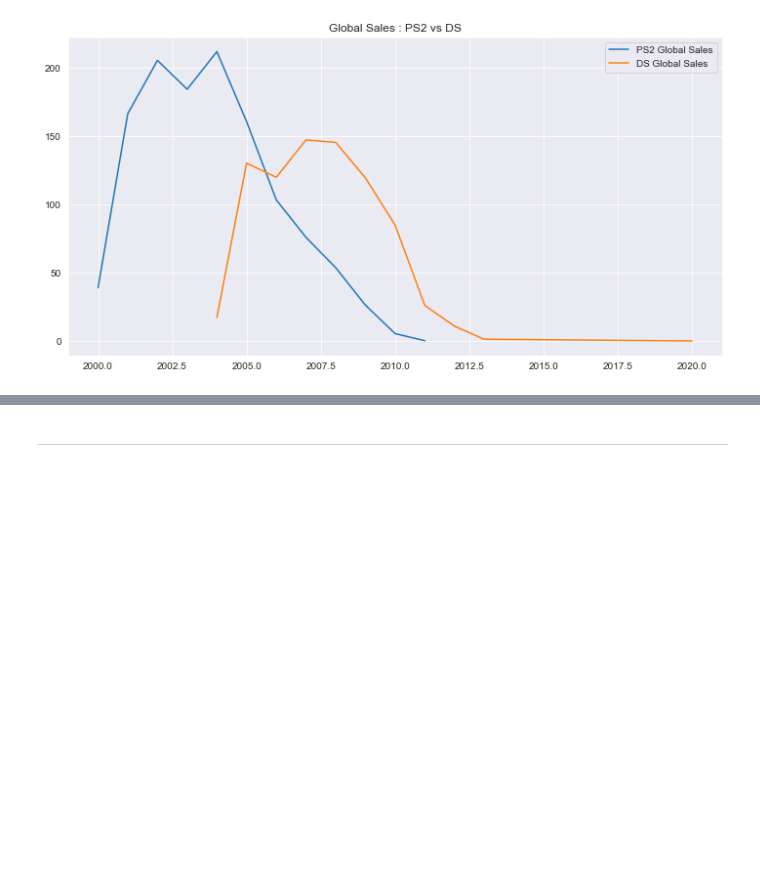
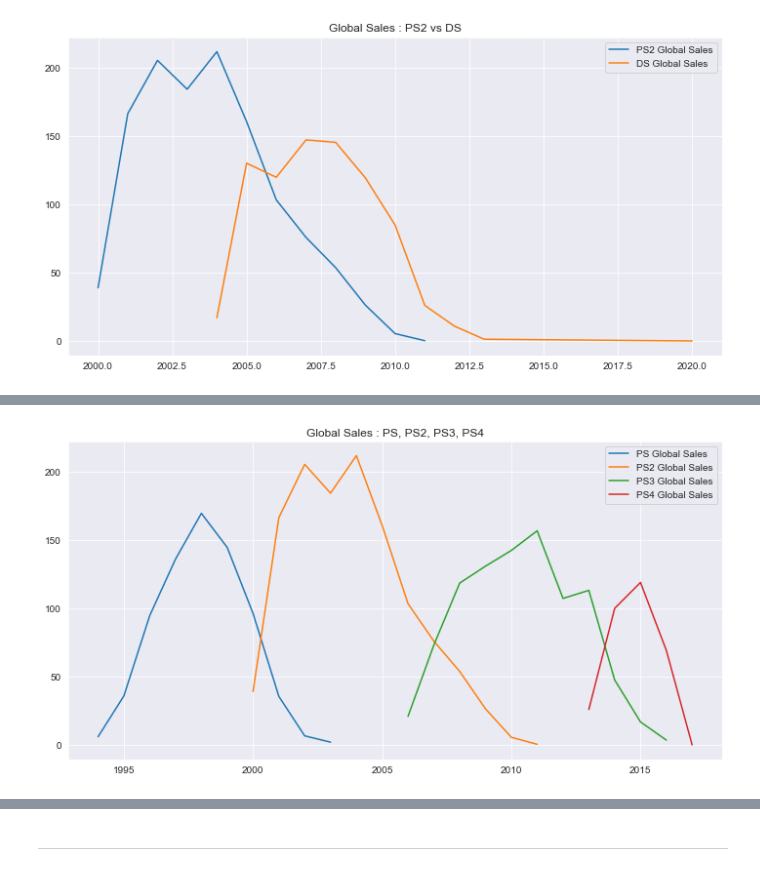
Before and after one commit to daniel-satria/descriptive_precriptive_analysis, a Jupyter notebook: daniel_paques_task.ipynb, the cells around one changed output, grey strips where cells are left out. Cells and saved outputs as stored; diff of their text form; code cells hidden in the pictures; blank space fills up the shorter version.

```diff
--- a/daniel_paques_task.ipynb
+++ b/daniel_paques_task.ipynb
@@ -473,0 +468,20 @@ plt.show()
+# %%
+df_ps = df_clean[df_clean['Platform'] == 'PS']
+df_ps3 = df_clean[df_clean['Platform'] == 'PS3']
+df_ps4 = df_clean[df_clean['Platform'] == 'PS4']
+
+ps_group_year = df_ps.groupby(by='Year_of_Release', as_index=False)[['Year_of_Release','Global_Sales']].agg({'Global_Sales':'sum'})
+ps2_group_year = df_ps2.groupby(by='Year_of_Release', as_index=False)[['Year_of_Release','Global_Sales']].agg({'Global_Sales':'sum'})
+ps3_group_year = df_ps3.groupby(by='Year_of_Release', as_index=False)[['Year_of_Release','Global_Sales']].agg({'Global_Sales':'sum'})
+ps4_group_year = df_ps4.groupby(by='Year_of_Release', as_index=False)[['Year_of_Release','Global_Sales']].agg({'Global_Sales':'sum'})
+
+fig, ax = plt.subplots(figsize=(12,6))
+plt.plot(ps_group_year.Year_of_Release, ps_group_year.Global_Sales, label='PS Global Sales')
+plt.plot(ps2_group_year.Year_of_Release, ps2_group_year.Global_Sales, label='PS2 Global Sales')
+plt.plot(ps3_group_year.Year_of_Release, ps3_group_year.Global_Sales, label='PS3 Global Sales')
+plt.plot(ps4_group_year.Year_of_Release, ps4_group_year.Global_Sales, label='PS4 Global Sales')
+plt.title('Global Sales : PS, PS2, PS3, PS4')
+plt.legend()
+plt.show()
+# %% [output]
+[figure, added]
```
Also changed, not shown: parts of 15 cells of this notebook.
